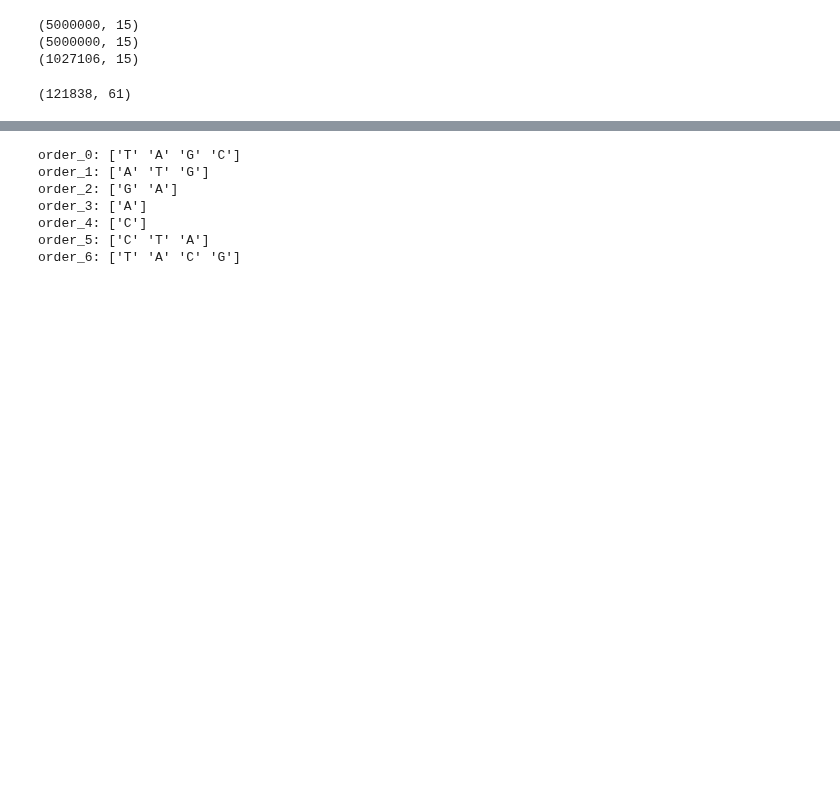
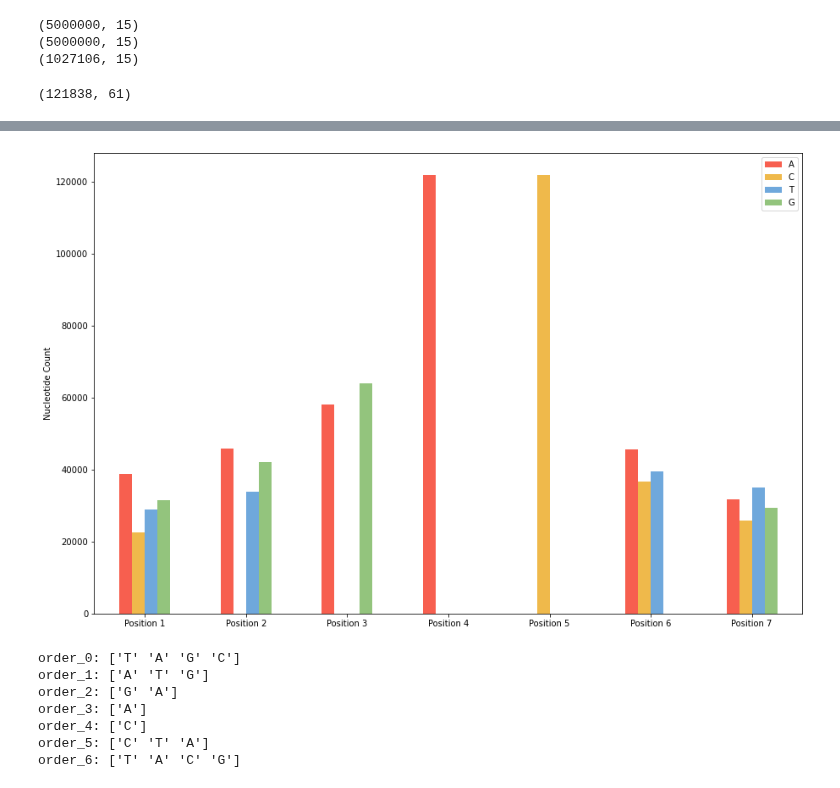
Before and after one commit to claudia-07/DSA4262-ACMXZ, a Jupyter notebook: preprocessing/notebooks/eda_generate_xr.ipynb, the cells around one changed output, grey strips where cells are left out. Cells and saved outputs as stored; diff of their text form; code cells hidden in the pictures; blank space fills up the shorter version.

Commit message:
creating of eda plots

```diff
--- a/preprocessing/notebooks/eda_generate_xr.ipynb
+++ b/preprocessing/notebooks/eda_generate_xr.ipynb
@@ -113,0 +119,13 @@ indiv_df.head()
+# %%
+x = ["Position 1", "Position 2", "Position 3", "Position 4", "Position 5", "Position 6", "Position 7"]
+nucleotide_counts = {"A": [], "C": [], "T": [], "G": []}
+
+for col in list(order_df.columns):
+    for nucleotide in ["A", "C", "T", "G"]:
+        try:
+            count = order_df[col].value_counts()[nucleotide]
+            nucleotide_counts[nucleotide].append(count)
+        except:
+            nucleotide_counts[nucleotide].append(0)
+
+nucleotide_counts
@@ -113,0 +137,6 @@ indiv_df.head()
+# %%
+nucleotide_df = pd.DataFrame(nucleotide_counts["A"], columns = ["A"], index = x)
+nucleotide_df["C"] = nucleotide_counts["C"]
+nucleotide_df["T"] = nucleotide_counts["T"]
+nucleotide_df["G"] = nucleotide_counts["G"]
+nucleotide_df.head()
@@ -113,0 +150,10 @@ indiv_df.head()
+# %%
+from turtle import width
+
+colour_scheme = {"A": "#f75f4f", "C": "#efb94b", "T": "#6fa8dc", "G": "#93c47d"}
+nucleotide_df.plot(kind = "bar", figsize = (15, 10), color = colour_scheme)
+
+plt.ylabel("Nucleotide Count")
+plt.gca().xaxis.set_tick_params(rotation = 0)
+# %% [output]
+[figure, added]
```
Also changed, not shown: parts of 10 cells of this notebook.
